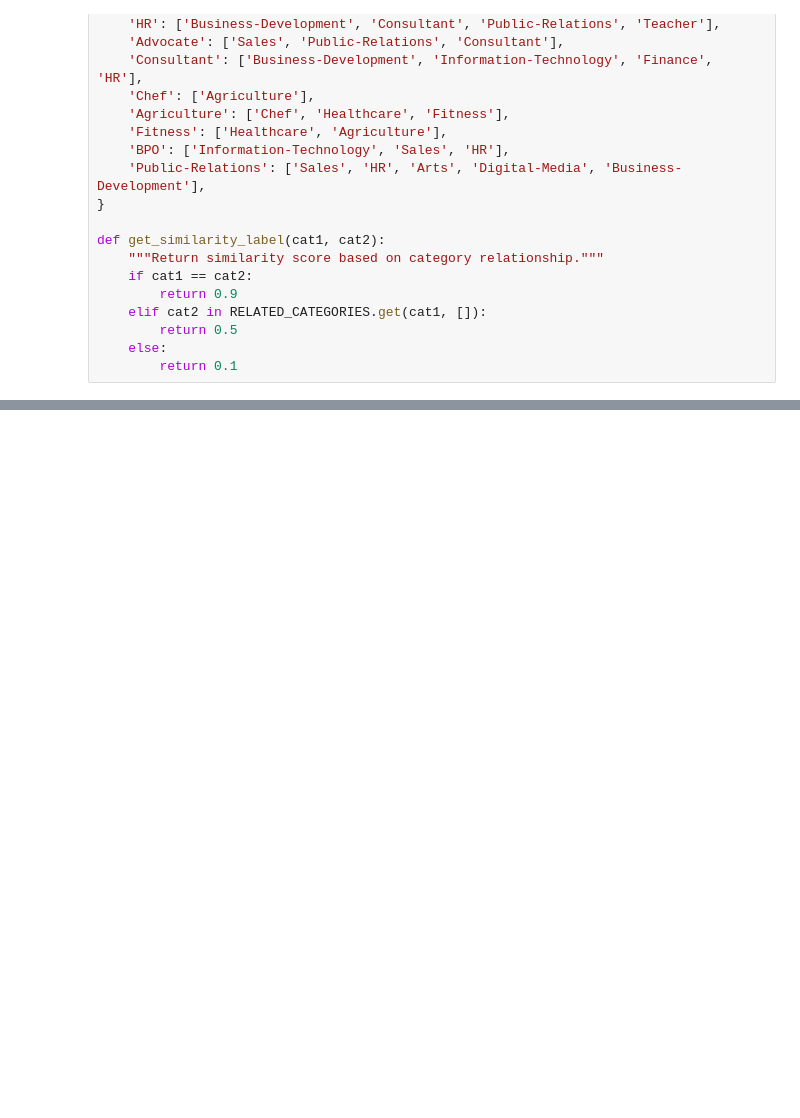
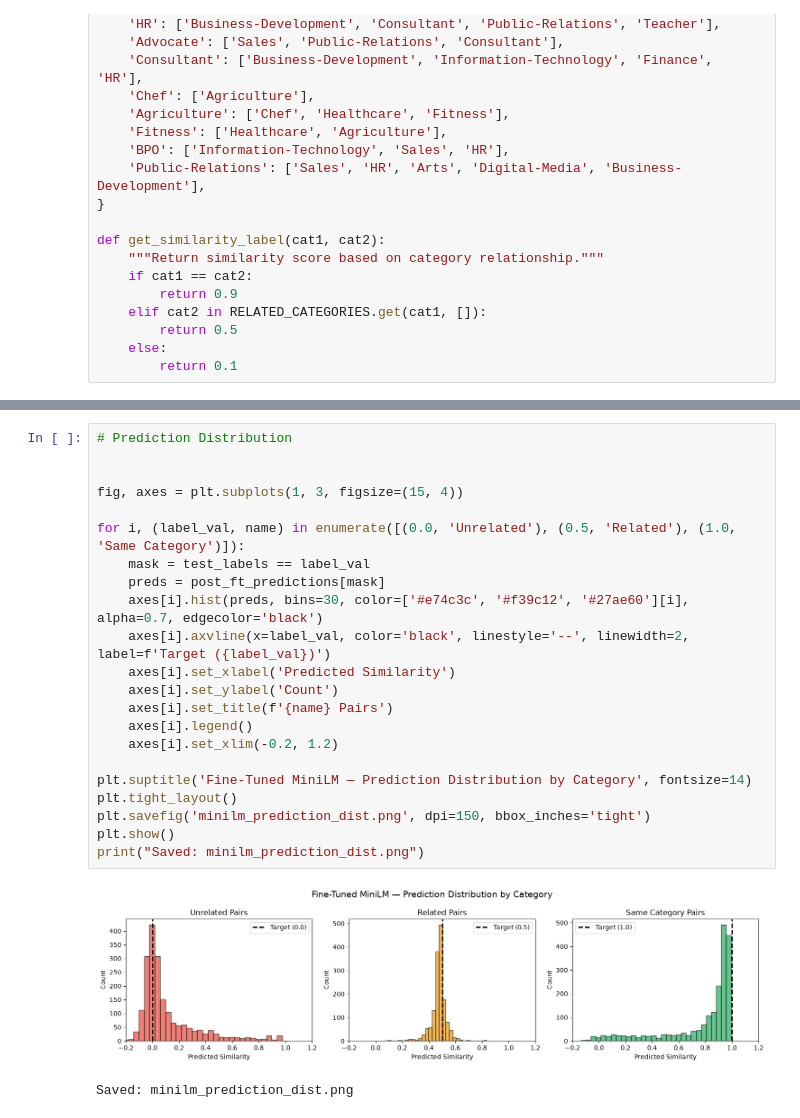
Before and after one commit to birendrakhimding/Smart-Job-Search, a Jupyter notebook: SentenceTransformer.ipynb, the cells around one changed output, grey strips where cells are left out. Cells and saved outputs as stored; diff of their text form; blank space fills up the shorter version.

```diff
--- a/SentenceTransformer.ipynb
+++ b/SentenceTransformer.ipynb
@@ -364,0 +595,25 @@ NameError: name 'Dataset' is not defined
+# %%
+# Prediction Distribution
+
+
+fig, axes = plt.subplots(1, 3, figsize=(15, 4))
+
+for i, (label_val, name) in enumerate([(0.0, 'Unrelated'), (0.5, 'Related'), (1.0, 'Same Category')]):
+    mask = test_labels == label_val
+    preds = post_ft_predictions[mask]
+    axes[i].hist(preds, bins=30, color=['#e74c3c', '#f39c12', '#27ae60'][i], alpha=0.7, edgecolor='black')
+    axes[i].axvline(x=label_val, color='black', linestyle='--', linewidth=2, label=f'Target ({label_val})')
+    axes[i].set_xlabel('Predicted Similarity')
+    axes[i].set_ylabel('Count')
+    axes[i].set_title(f'{name} Pairs')
+    axes[i].legend()
+    axes[i].set_xlim(-0.2, 1.2)
+
+plt.suptitle('Fine-Tuned MiniLM — Prediction Distribution by Category', fontsize=14)
+plt.tight_layout()
+plt.savefig('minilm_prediction_dist.png', dpi=150, bbox_inches='tight')
+plt.show()
+print("Saved: minilm_prediction_dist.png")
+# %% [output]
+[figure, added]
+Saved: minilm_prediction_dist.png
```
Also changed, not shown: parts of 11 cells of this notebook.
